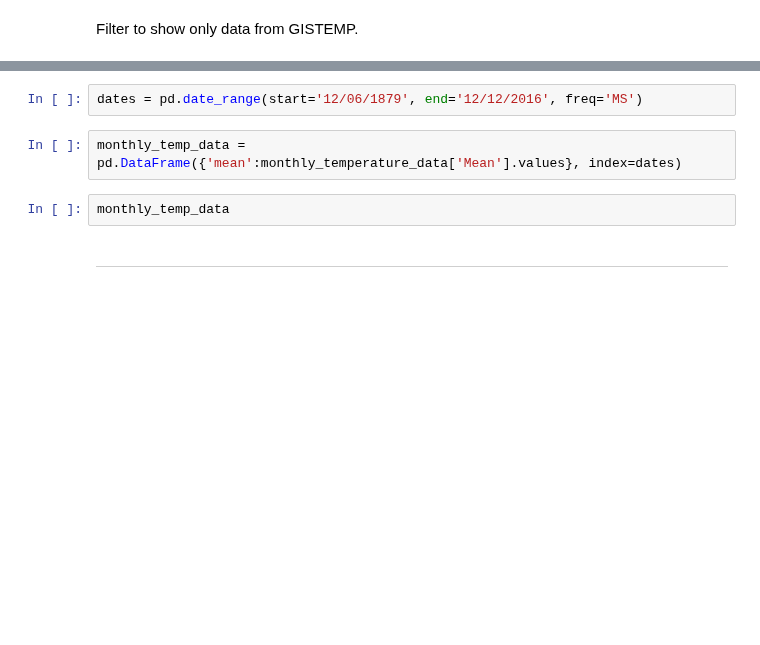
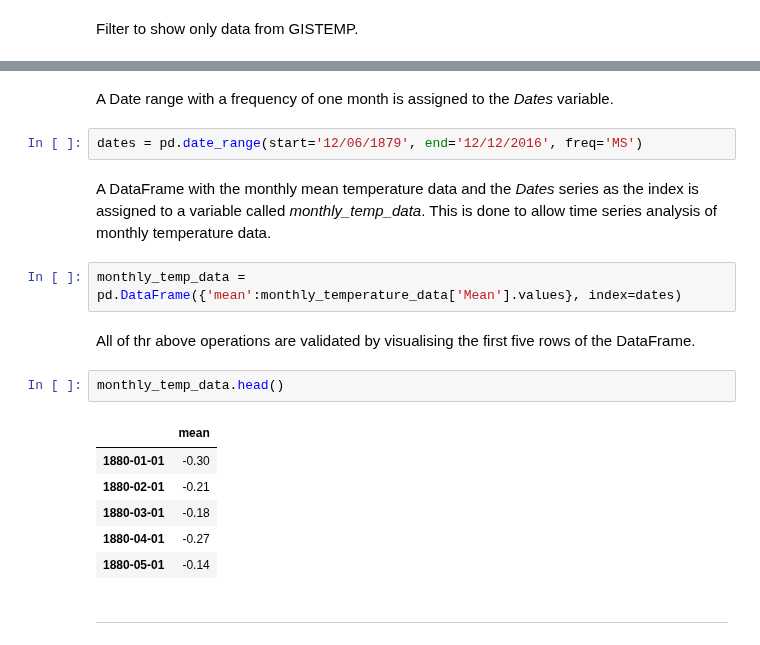
Before and after one commit to humphs078/Owner-avatar-programming_for_data_analysis_assignment_2, a Jupyter notebook: submission.ipynb, the cells around one changed output, grey strips where cells are left out. Saved outputs shown, nothing was run; the diff lists cells and outputs as text; blank space fills up the shorter version.

Commit message:
Delete unneeded datasets from rough work folder. Notebook cleaned up as far as the start of the Irish Temperature Data cleansing section.

```diff
--- a/submission.ipynb
+++ b/submission.ipynb
@@ -853,9 +1004,22 @@ Covert the *Date* variable to a Pandas *datetime* Dtype.
+# %% [markdown]
+A Date range with a frequency of one month is assigned to the *Dates* variable.
 # %%
 dates = pd.date_range(start='12/06/1879', end='12/12/2016', freq='MS')
+# %% [markdown]
+A DataFrame with the monthly mean temperature data and the *Dates* series as the index is assigned to a variable called *monthly_temp_data*. This is done to allow time series analysis of monthly temperature data.
 # %%
 monthly_temp_data = pd.DataFrame({'mean':monthly_temperature_data['Mean'].values}, index=dates)
+# %% [markdown]
+All of thr above operations are validated by visualising the first five rows of the DataFrame.
 # %%
-monthly_temp_data
+monthly_temp_data.head()
+# %% [output]
+|  | mean |
+| 1880-01-01 | -0.30 |
+| 1880-02-01 | -0.21 |
+| 1880-03-01 | -0.18 |
+| 1880-04-01 | -0.27 |
+| 1880-05-01 | -0.14 |
 # %% [markdown]
 ---
 # %% [markdown]
```
Also changed, not shown: parts of 62 cells of this notebook, 5 other files.
